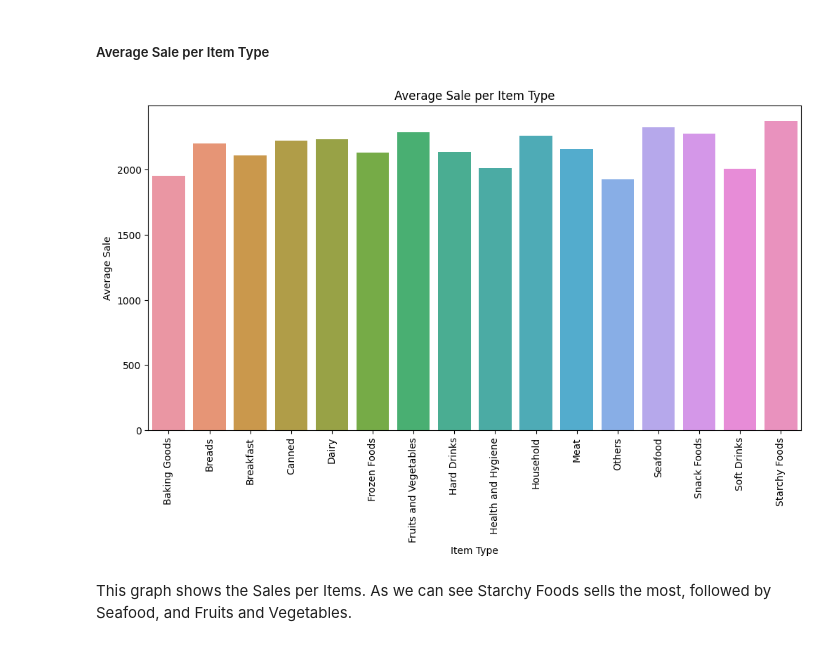
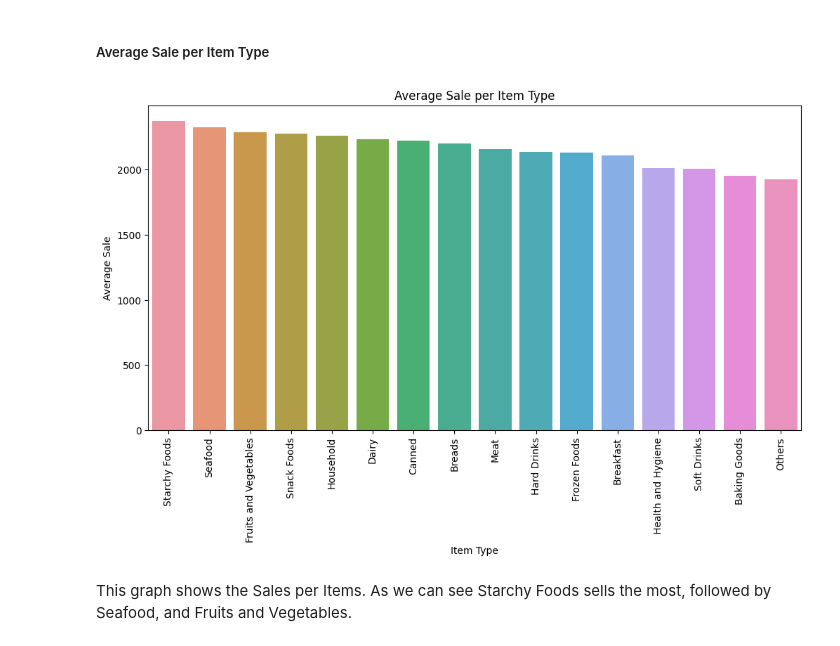
Before and after one commit to chrishunt11/Sales-Prediction-Model, a Jupyter notebook: Prediction_of_Product_Sales.ipynb, the cells around one changed output. Cells and saved outputs as stored; diff of their text form; code cells hidden in the pictures.

```diff
--- a/Prediction_of_Product_Sales.ipynb
+++ b/Prediction_of_Product_Sales.ipynb
@@ -532,22 +532,22 @@ We can see from this graph that the Supermarket Type 3 have the most sales.
 ##### Average Sale per Item Type
 # %%
 # using groupby to find the average sale per item type
-average_sale_per_item = df.groupby('Item_Type')['Item_Outlet_Sales'].mean().reset_index()
+average_sale_per_item = df.groupby('Item_Type')['Item_Outlet_Sales'].mean().sort_values(ascending=False).reset_index()
 
 # changing the size of the figure
 plt.figure(figsize=(12, 6))
 
 # creating a barplot
 ax = sns.barplot(data=average_sale_per_item, x='Item_Type', y='Item_Outlet_Sales')
 
 # changing the xlabel, ylabel, title, and rotating the xlabels 90 degrees
 ax.set_xlabel('Item Type')
 ax.set_ylabel('Average Sale')
 ax.set_title('Average Sale per Item Type')
 plt.xticks(rotation=90)
 plt.show()
 # %% [output]
-[figure, old version]
+[figure, new version]
 # %% [markdown]
 This graph shows the Sales per Items. As we can see Starchy Foods sells the most, followed by Seafood, and Fruits and Vegetables.
 # %% [markdown]
```
